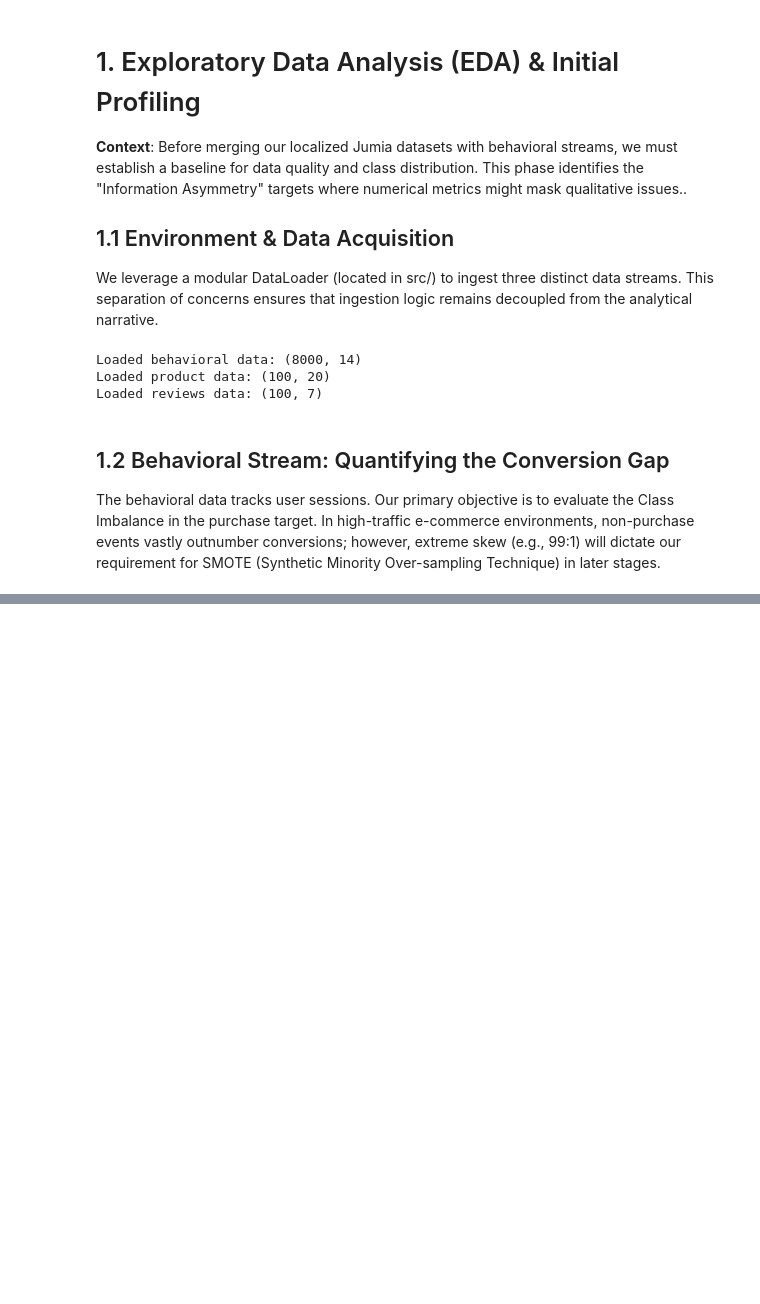
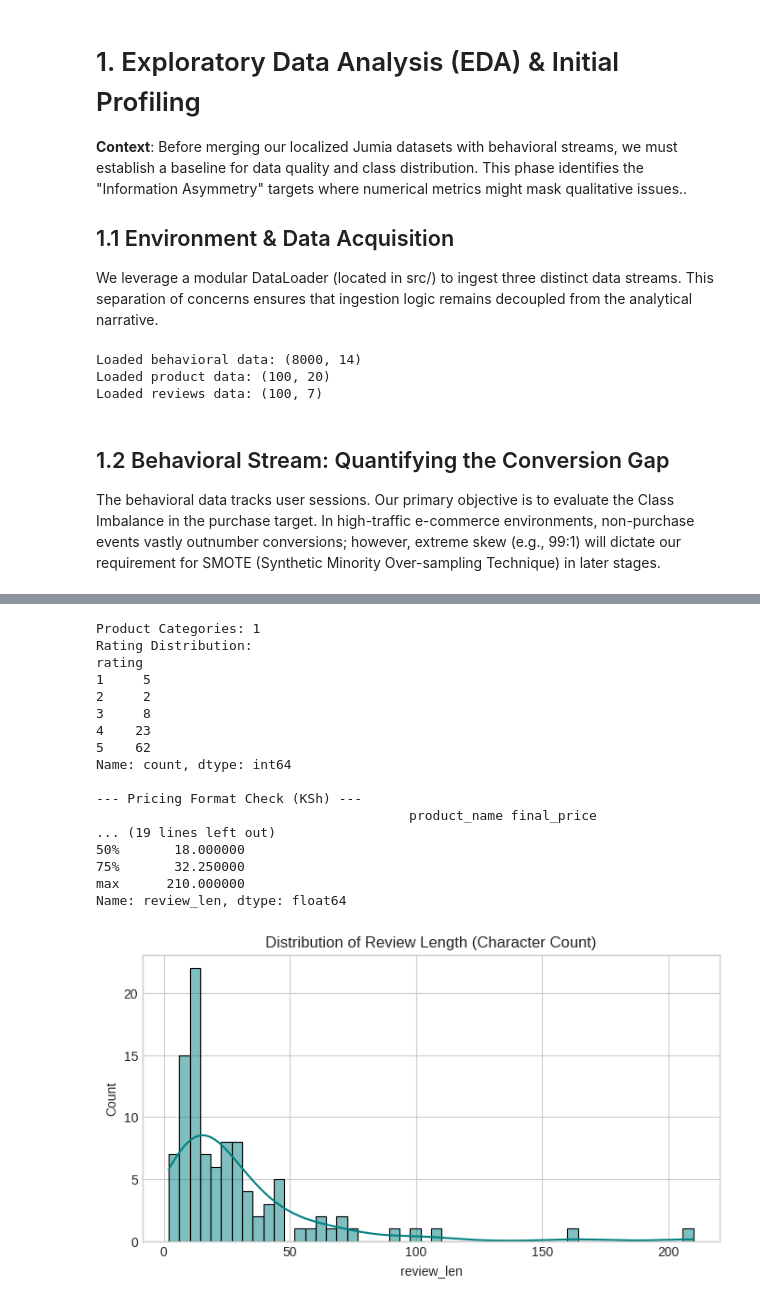
Before and after one commit to Ains123/Jumia-_CRISP-DM, a Jupyter notebook: notebooks/01_data_exploration.ipynb, the cells around one changed output, grey strips where cells are left out. Drawn from its saved outputs; the diff is of its cells as text; code cells hidden in the pictures; blank space fills up the shorter version.

```diff
--- a/notebooks/01_data_exploration.ipynb
+++ b/notebooks/01_data_exploration.ipynb
@@ -115,0 +82,51 @@ Name: count, dtype: int64
+# %%
+# Technical Profile: Products & Reviews
+print(f"Product Categories: {products['product_category'].nunique()}")
+print(f"Rating Distribution:\n{reviews['rating'].value_counts().sort_index()}")
+
+# Inspecting Raw Formats for Pre-processing Needs
+print("\n--- Pricing Format Check (KSh) ---")
+print(products[["product_name", "final_price"]].head(3))
+
+print("\n--- Review Text Sample (Linguistic Nuance) ---")
+print(reviews[["rating", "review"]].head(3))
+
+# --- Join Integrity Check ---
+unique_product_ids = set(products["product_id"])
+unique_review_skus = set(reviews["sku"])
+
+overlap = unique_review_skus.intersection(unique_product_ids)
+print(f"Unique Products in Catalog: {len(unique_product_ids)}")
+print(f"Unique SKUs in Reviews: {len(unique_review_skus)}")
+print(
+    f"Matching IDs: {len(overlap)} ({len(overlap)/len(unique_review_skus)*100:.2f}% match rate)"
+)
+
+# Checking review length to gauge NLP complexity
+reviews["review_len"] = reviews["review"].astype(str).apply(len)
+print("\n--- Review Length Statistics ---")
+print(reviews["review_len"].describe())
+
+plt.figure(figsize=(8, 4))
+sns.histplot(reviews["review_len"], bins=50, kde=True, color="teal")
+plt.title("Distribution of Review Length (Character Count)")
+plt.show()
+# %% [output]
+Product Categories: 1
+Rating Distribution:
+rating
+1     5
+2     2
+3     8
+4    23
+5    62
+Name: count, dtype: int64
+
+--- Pricing Format Check (KSh) ---
+                                        product_name final_price
+... (19 lines left out)
+50%       18.000000
+75%       32.250000
+max      210.000000
+Name: review_len, dtype: float64
+[figure, added]
```
Also changed, not shown: parts of 5 cells of this notebook.
